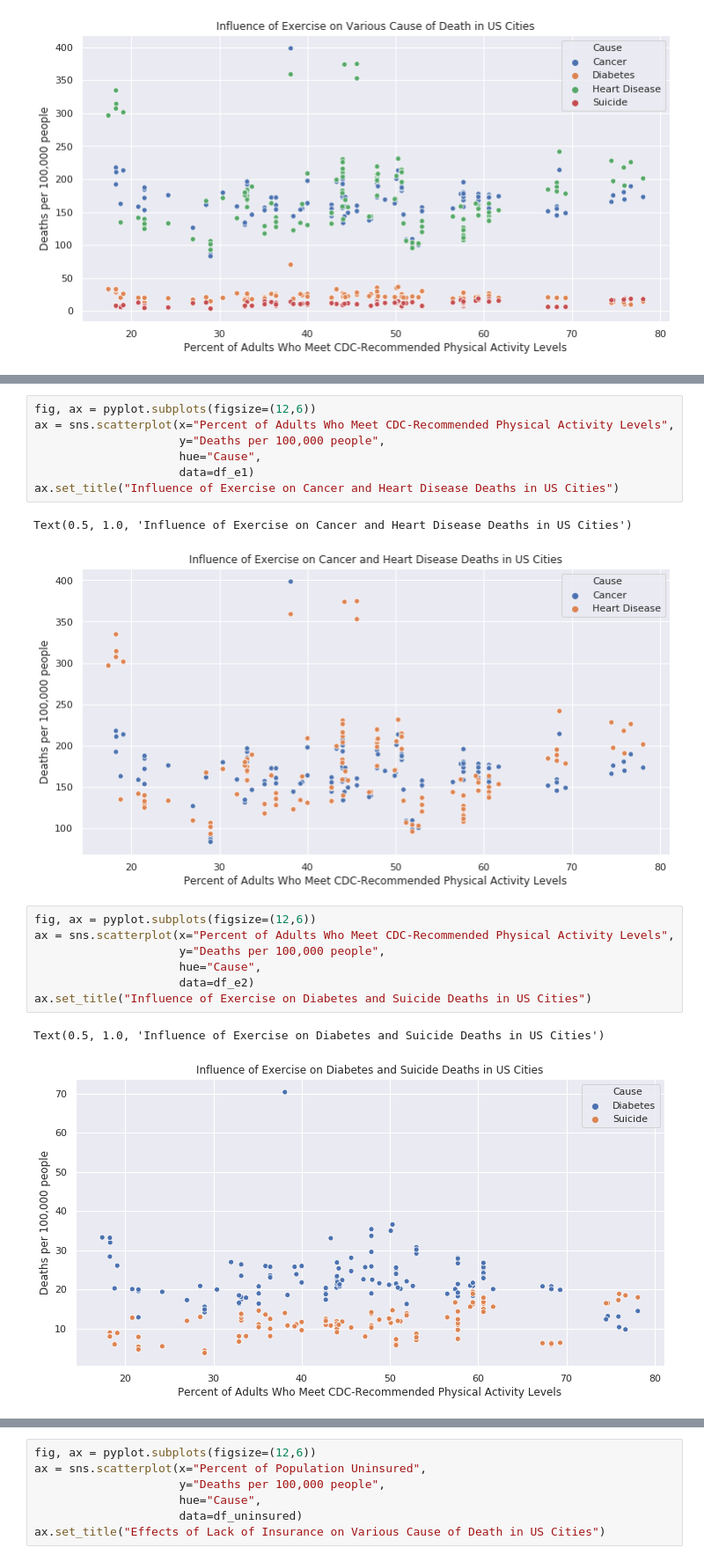
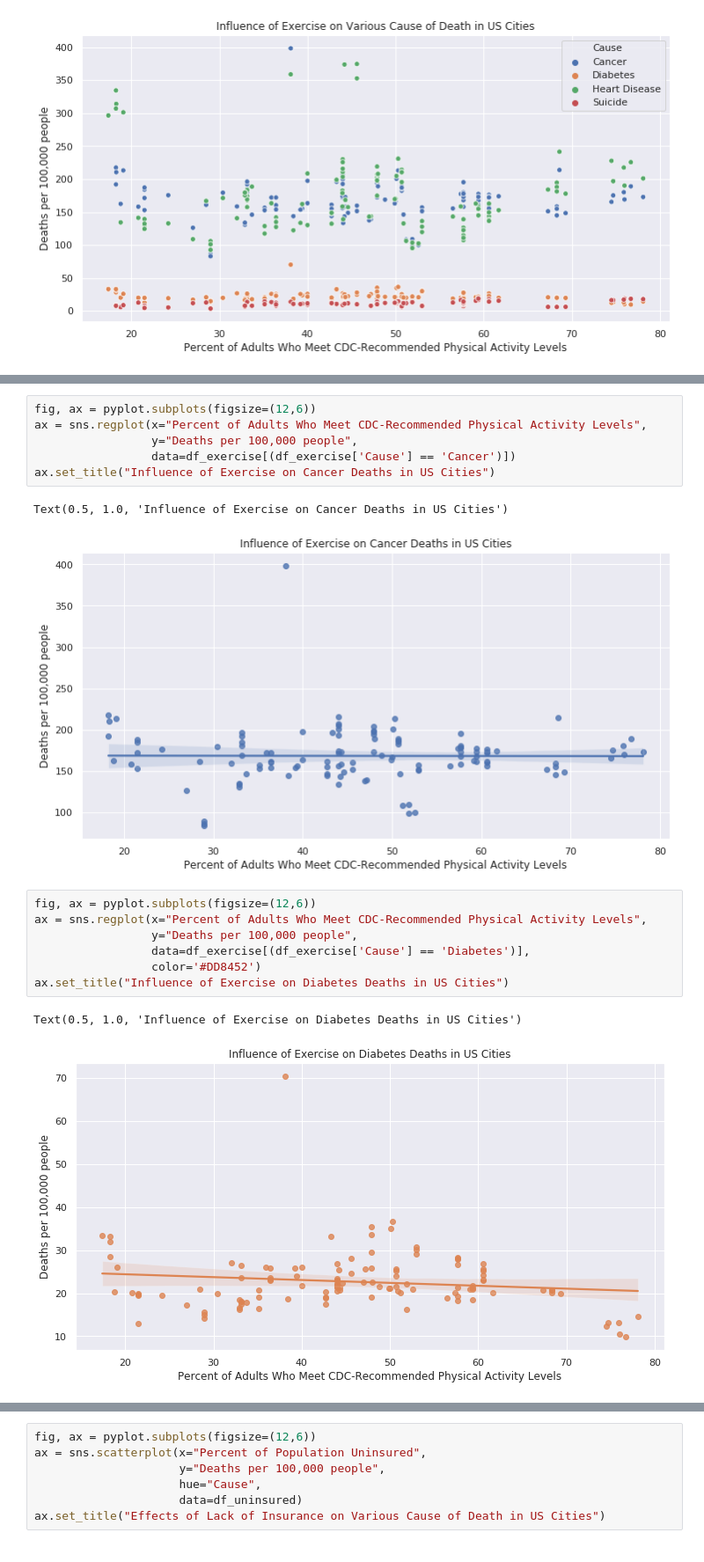
Before and after one commit to manic2man/Lambda-DSpt5-Unit-Projects, a Jupyter notebook: Exercise_vs_Insurance.ipynb, the cells around one changed output, grey strips where cells are left out. Shown: that part at 88% size. Saved outputs shown, nothing was run; the diff lists cells and outputs as text.

```diff
--- a/Exercise_vs_Insurance.ipynb
+++ b/Exercise_vs_Insurance.ipynb
@@ -240,20 +236,19 @@ df_e2 = df_exercise[(df_exercise['Cause'] == 'Diabetes') | (df_exercise['Cause']
 # %%
 fig, ax = pyplot.subplots(figsize=(12,6))
-ax = sns.scatterplot(x="Percent of Adults Who Meet CDC-Recommended Physical Activity Levels",
-                     y="Deaths per 100,000 people",
-                     hue="Cause",
-                     data=df_e1)
-ax.set_title("Influence of Exercise on Cancer and Heart Disease Deaths in US Cities")
+ax = sns.regplot(x="Percent of Adults Who Meet CDC-Recommended Physical Activity Levels",
+                 y="Deaths per 100,000 people",
+                 data=df_exercise[(df_exercise['Cause'] == 'Cancer')])
+ax.set_title("Influence of Exercise on Cancer Deaths in US Cities")
 # %% [output]
-Text(0.5, 1.0, 'Influence of Exercise on Cancer and Heart Disease Deaths in US Cities')
+Text(0.5, 1.0, 'Influence of Exercise on Cancer Deaths in US Cities')
-[figure, old version]
+[figure, new version]
 # %%
 fig, ax = pyplot.subplots(figsize=(12,6))
-ax = sns.scatterplot(x="Percent of Adults Who Meet CDC-Recommended Physical Activity Levels",
-                     y="Deaths per 100,000 people",
-                     hue="Cause",
-                     data=df_e2)
-ax.set_title("Influence of Exercise on Diabetes and Suicide Deaths in US Cities")
+ax = sns.regplot(x="Percent of Adults Who Meet CDC-Recommended Physical Activity Levels",
+                 y="Deaths per 100,000 people",
+                 data=df_exercise[(df_exercise['Cause'] == 'Diabetes')],
+                 color='#DD8452')
+ax.set_title("Influence of Exercise on Diabetes Deaths in US Cities")
 # %% [output]
-Text(0.5, 1.0, 'Influence of Exercise on Diabetes and Suicide Deaths in US Cities')
+Text(0.5, 1.0, 'Influence of Exercise on Diabetes Deaths in US Cities')
-[figure, old version]
+[figure, new version]
```
Also changed, not shown: parts of 8 cells of this notebook.
